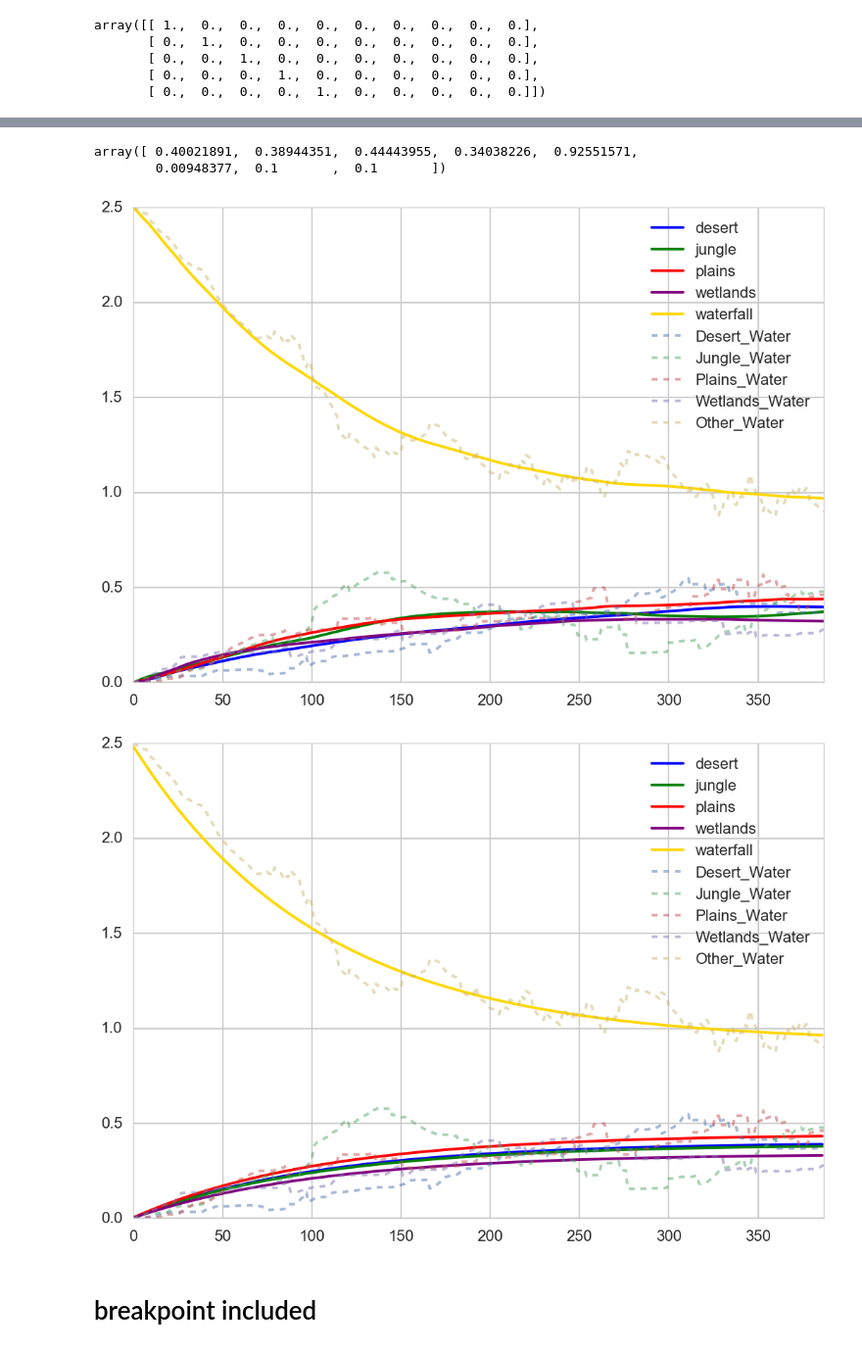
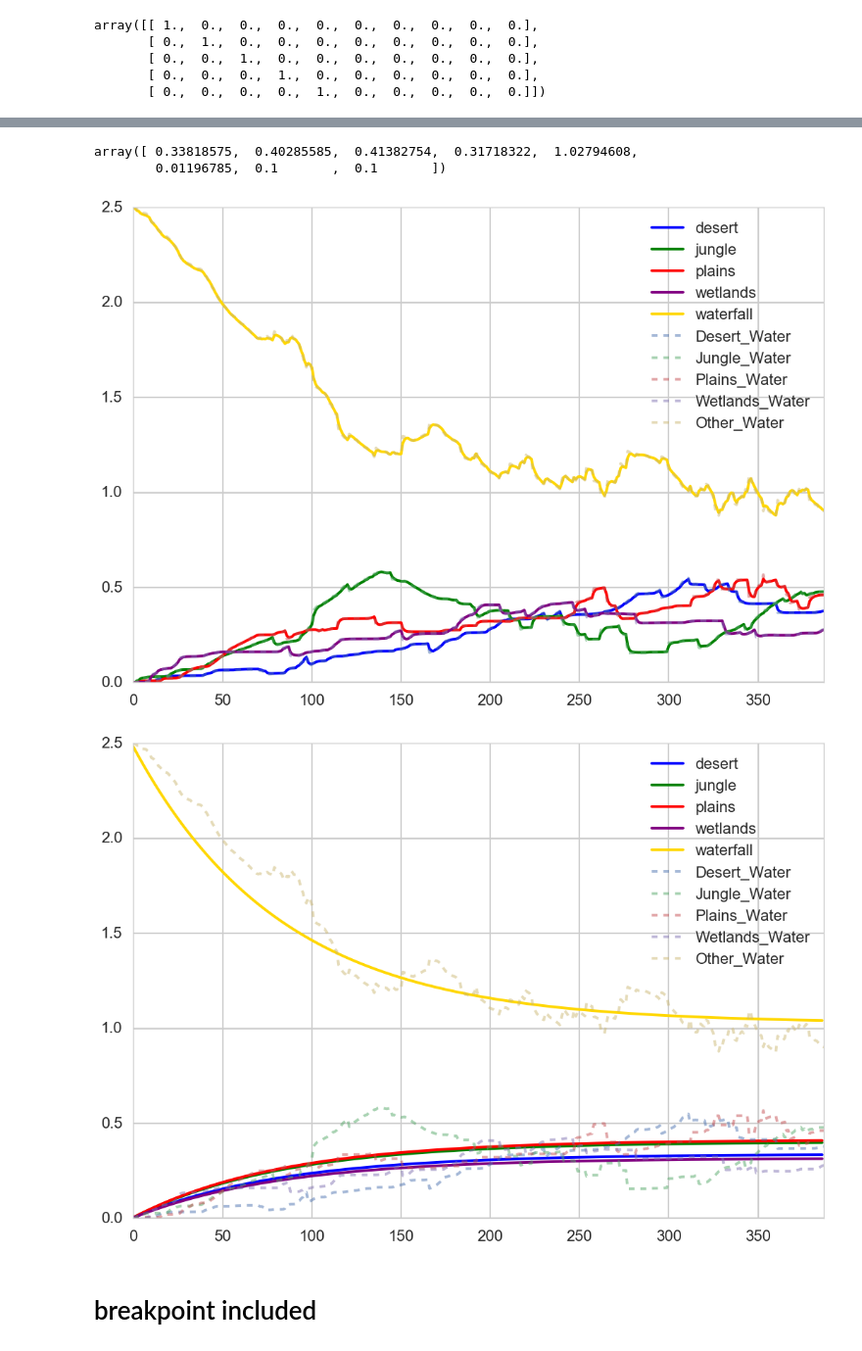
Before and after one commit to NickHoernle/Essil, a Jupyter notebook: baseline_model/switching-state-space-model.ipynb, the cells around one changed output, grey strips where cells are left out. Shown at 98% size. Saved outputs shown, nothing was run; the diff lists cells and outputs as text; code cells hidden in the pictures.

```diff
--- a/baseline_model/switching-state-space-model.ipynb
+++ b/baseline_model/switching-state-space-model.ipynb
@@ -267,8 +267,10 @@ def calc_log_likelihood(theta, Y=Y,  x_tmin1_tmin1 = np.concatenate([[2.5,0,0,0,
     Phi[0:N, 0:N] = np.eye(N) - np.eye(N)*learn_rate
     Phi[0:N,N:] = np.diag(target)*learn_rate
 
-    Q = np.eye(5)*1e-5
-    R = np.eye(5)*.1
+    Q = np.eye(5) * 1e-3
+#     Q[-1,-1] = 0
+#     R = np.zeros((N,N)) * 1e-10
+    R = np.eye(5)*1e-3
 
     # Initial state conditions
     P_tmin1_tmin1 = np.eye(2*N)
@@ -325,8 +327,8 @@ Warning: Desired error not necessarily achieved due to precision loss.
 # %%
 theta_t1
 # %% [output]
-array([ 0.40021891,  0.38944351,  0.44443955,  0.34038226,  0.92551571,
-        0.00948377,  0.1       ,  0.1       ])
+array([ 0.33818575,  0.40285585,  0.41382754,  0.31718322,  1.02794608,
+        0.01196785,  0.1       ,  0.1       ])
 # %%
 neg_, params = calc_log_likelihood(theta_t1, Y, np.array([0,0,0,0,2.5]), return_params=True)
 # %%
@@ -343,42 +345,39 @@ df.reset_index(drop=True).plot(ax=ax, ls='--', alpha=0.5)
 plt.legend(loc='best')
 plt.show()
 # %% [output]
-[figure, old version]
+[figure, new version]
 # %%
 x_0 = np.array([0,0,0,0,2.5])
 if x_0.shape[0] <= N:
     x_0 = np.concatenate([x_0, np.ones(N)])
 
 water_ = [x_0]
 
 learn_rate = theta_t1[5]
 target = theta_t1[0:5]
 Phi = np.eye(2*N)
 Phi[0:N, 0:N] = np.eye(N) - np.eye(N)*learn_rate
 Phi[0:N,N:] = np.diag(target)*learn_rate
-
-th = theta + 1e-3
-th = th/np.sum(th, axis=0)
 
 fig, ax = plt.subplots(1,1)
 ys = []
 
 for i in range(1, len(w_1)):
 
     x_t = Phi.dot(water_[i - 1])
     water_.append(x_t)
     ys.append(A.dot(x_t))
 
 ys = np.array(ys)
 
 for i in range(5):
     ax.plot(ys[:,i], label=labels[i], c=c[i])
 
 (df).reset_index(drop=True).plot(ax=ax, ls='--', alpha=0.5)
 plt.legend(loc='best')
 plt.show()
 # %% [output]
-[figure, old version]
+[figure, new version]
 # %% [markdown]
 # breakpoint included
 # %%
```
Also changed, not shown: parts of 15 cells of this notebook.
